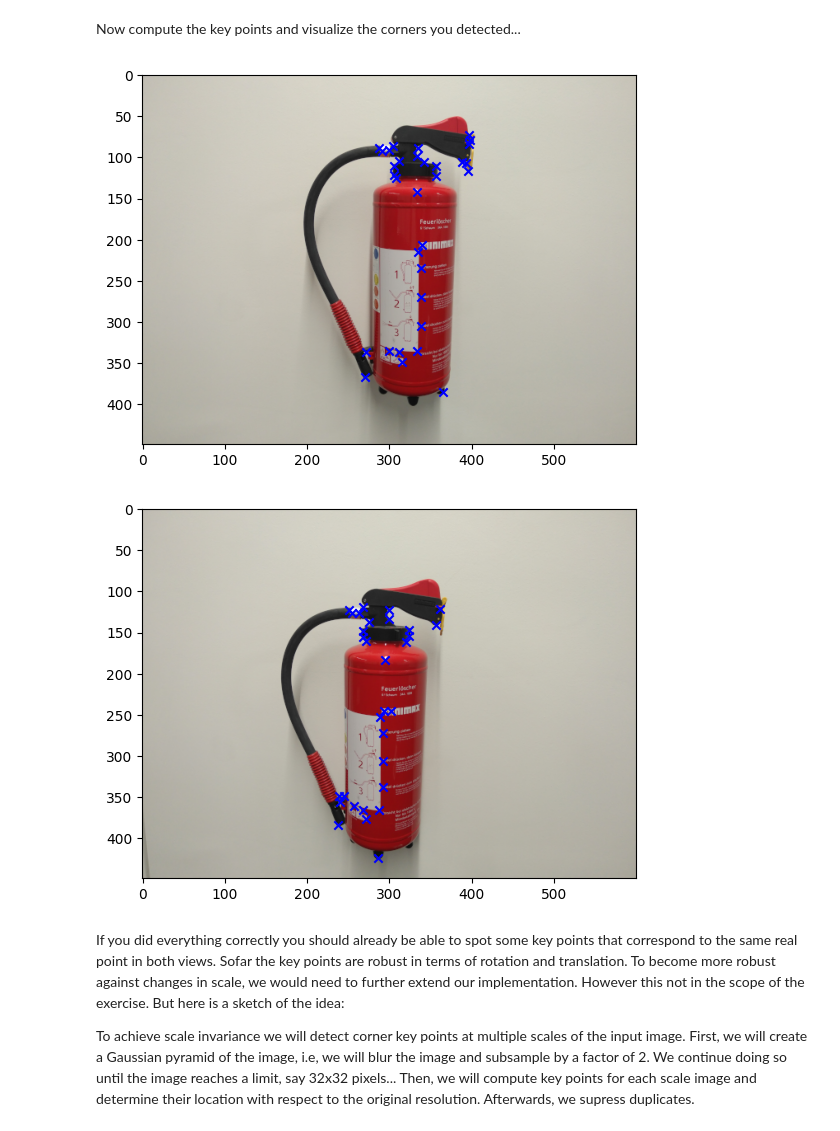
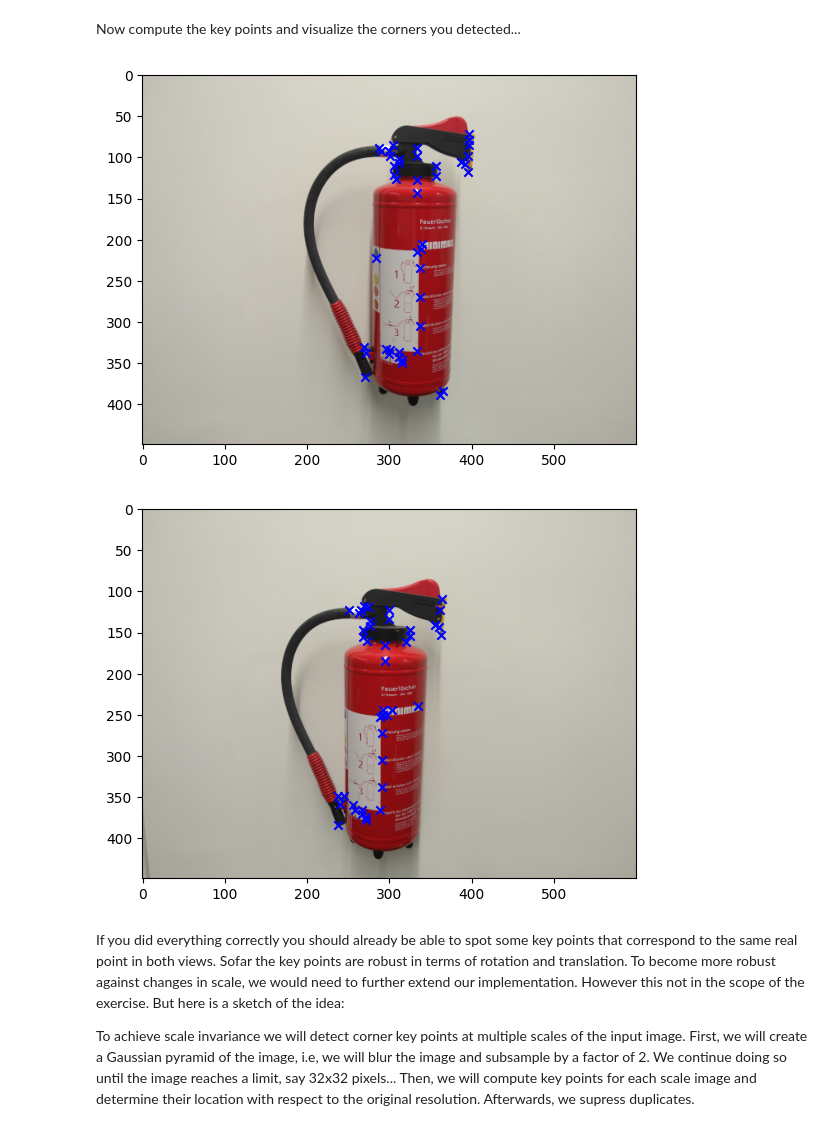
Before and after one commit to smitha13798/3dcv-students_Group4, a Jupyter notebook: 4.0-tl-feature-matching.ipynb, the cells around one changed output. Cells and saved outputs as stored; diff of their text form; code cells hidden in the pictures.

```diff
--- a/4.0-tl-feature-matching.ipynb
+++ b/4.0-tl-feature-matching.ipynb
@@ -22,9 +22,10 @@ from scipy import signal
 # %%
 # Load images and resize
 
-
-view1 = np.array(Image.open("/data/exercise3/view1.png")) / 255
-view2 = np.array(Image.open("/data/exercise3/view2.png")) / 255
+view1 = np.array(Image.open("C:/Users/Javier/Documents/HeidelbergUniversity/Computer_vision/3dcv/data/exercise3/view1.png")) / 255
+view2 = np.array(Image.open("C:/Users/Javier/Documents/HeidelbergUniversity/Computer_vision/3dcv/data/exercise3/view2.png")) / 255
+#view1 = np.array(Image.open("/data/exercise3/view1.png")) / 255
+#view2 = np.array(Image.open("/data/exercise3/view2.png")) / 255
 
 # Check resolution
 print(f"View 1 resolution: {view1.shape[0]}x{view1.shape[1]}")
@@ -82,15 +83,16 @@ def compute_structure_tensor_Q(Ix: npt.ArrayLike, Iy: npt.ArrayLike, window_size
     :param window_size: window size for calculation
     :return array with structure tensor Q
     """
-    Ixx = Ix**2
-    Ixy = Ix * Iy
-    Iyy = Iy**2
+    kernel = np.ones((window_size, window_size))
+    Ixx = convolve(Ix**2, kernel)
+    Iyy = convolve(Iy**2, kernel)
+    Ixy = convolve(Ix*Iy, kernel)
 
-    Sxx = gaussian_filter(Ixx, sigma=window_size)
-    Sxy = gaussian_filter(Ixy, sigma=window_size)
-    Syy = gaussian_filter(Iyy, sigma=window_size)
+    #Sxx = gaussian_filter(Ixx, sigma=window_size)
+    #Sxy = gaussian_filter(Ixy, sigma=window_size)
+    #Syy = gaussian_filter(Iyy, sigma=window_size)
 
-    Q = np.stack((Sxx, Sxy, Syy), axis=-1)
+    Q = np.stack((Ixx, Ixy, Iyy), axis=-1)
     return Q
 
 def compute_harris_score(Sxx: np.ndarray, Sxy: np.ndarray, Syy: np.ndarray, k: float) -> np.ndarray:
@@ -116,7 +118,7 @@ def non_maximum_suppression(H: npt.ArrayLike, threshold: int) -> np.ndarray:
     suppressed = []
     for c in corners:
         y, x = c
-        if H[y, x] == np.max(H[y-1:y+2, x-1:x+2]):
+        if H[y, x] == np.max(H[y-3:y+3, x-3:x+3]):
             suppressed.append([x, y])
     return np.array(suppressed)
 
@@ -176,18 +178,18 @@ Now compute the key points and visualize the corners you detected...
 # %%
 def plot_keypoints(img, points):
     plt.imshow(img)
     plt.scatter(points[:,0], points[:,1], marker='x', color='b')
     plt.show()
 
 
 keypoints = {}
 for i, target_image in  enumerate([view1, view2]):
-    points, angles = detect_corner_keypoints(target_image, window_size=3, threshold=0.01)
+    points, angles = detect_corner_keypoints(target_image, window_size=5, threshold=10)
     keypoints[f"view{i+1}"] = (points, angles)
     plot_keypoints(target_image, points)
 # %% [output]
-[figure, old version]
+[figure, new version]
-[figure, old version]
+[figure, new version]
 # %% [markdown]
 If you did everything correctly you should already be able to spot some key points that correspond to the same real point in both views. Sofar the key points are robust in terms of rotation and translation. To become more robust against changes in scale, we would need to further extend our implementation. However this not in the scope of the exercise. But here is a sketch of the idea:
 
```
Also changed, not shown: parts of 7 cells of this notebook.
